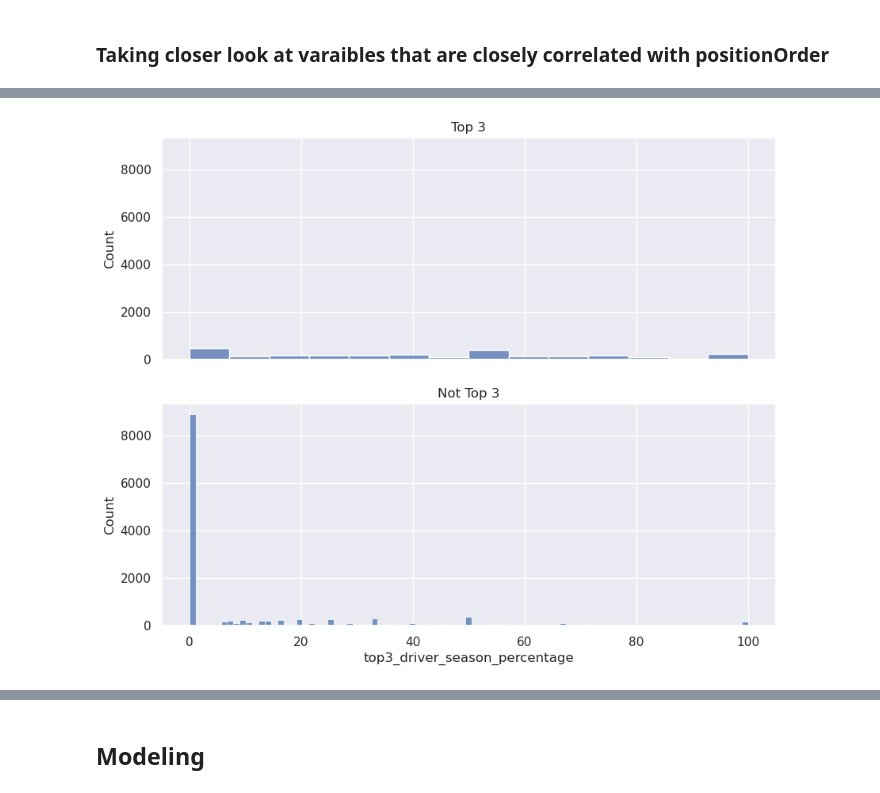
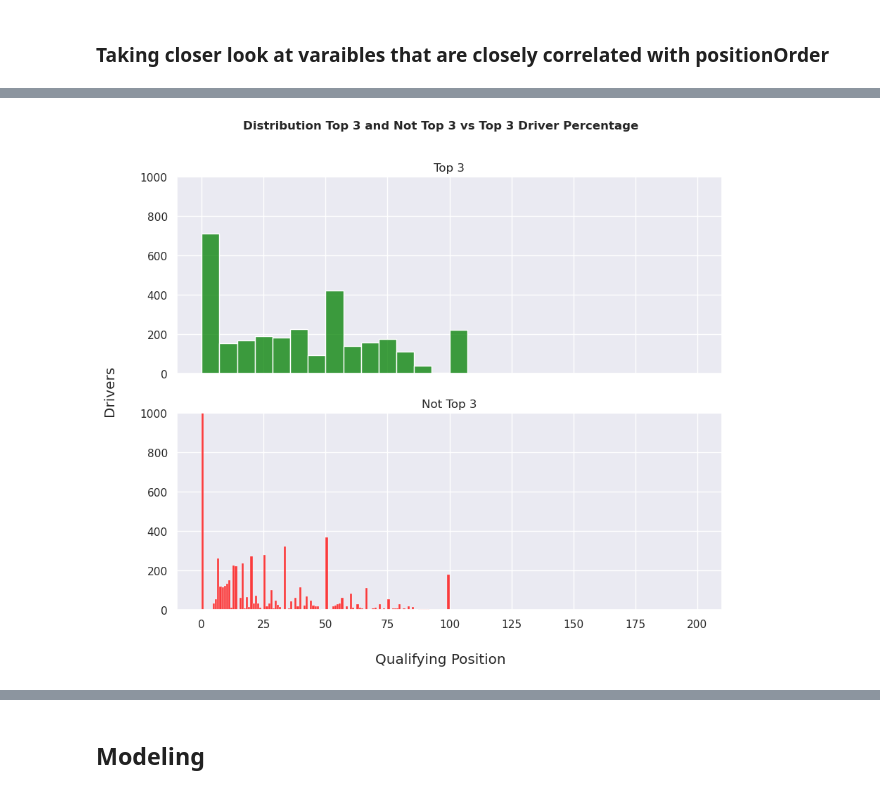
Before and after one commit to BoSsHoGaLeX66/F1Prediction, a Jupyter notebook: EDA.ipynb, the cells around one changed output, grey strips where cells are left out. Drawn from its saved outputs; the diff is of its cells as text; code cells hidden in the pictures.

```diff
--- a/EDA.ipynb
+++ b/EDA.ipynb
@@ -131,12 +147,19 @@ plt.show()
 # %%
 fig, ax = plt.subplots(figsize=(10,8), sharex=True, sharey=True, nrows=2)
-sns.histplot(result_df[result_df.top_3 == 1], x='top3_driver_season_percentage', ax=ax[0])
-sns.histplot(result_df[result_df.top_3 == 0], x='top3_driver_season_percentage', ax=ax[1])
+sns.histplot(result_df[result_df.top_3 == 1], x='top3_driver_season_percentage', ax=ax[0], color='green')
+sns.histplot(result_df[result_df.top_3 == 0], x='top3_driver_season_percentage', ax=ax[1], color='red')
+ax[1].set_ylim(top=1000)
 ax[0].set_title('Top 3')
 ax[1].set_title('Not Top 3')
+ax[1].set_ylabel('')
+ax[0].set_ylabel('')
+ax[1].set_xlabel('')
+plt.suptitle('Distribution Top 3 and Not Top 3 vs Top 3 Driver Percentage', fontsize=12, fontweight='bold')
+fig.supylabel('Drivers')
+fig.supxlabel('Qualifying Position')
 plt.savefig('Images/top3_driver_season_percentage.png')
 plt.show()
 # %% [output]
-[figure, old version]
+[figure, new version]
 # %%
 fig, ax = plt.subplots(figsize=(10,8), sharex=True, sharey=True, nrows=2)
```
Also changed, not shown: parts of 25 cells of this notebook, 16 other files.
